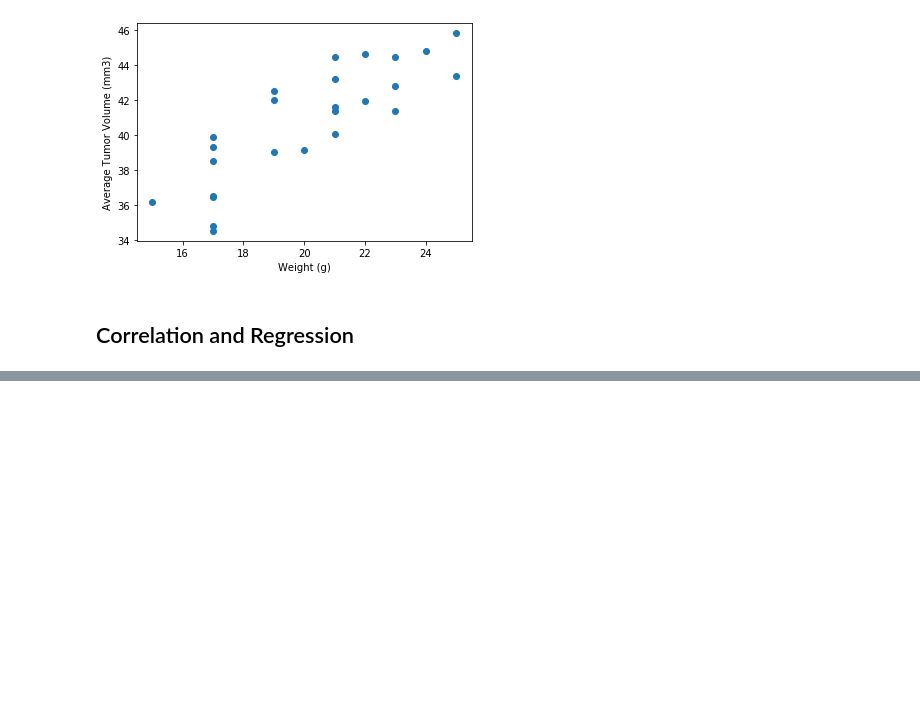
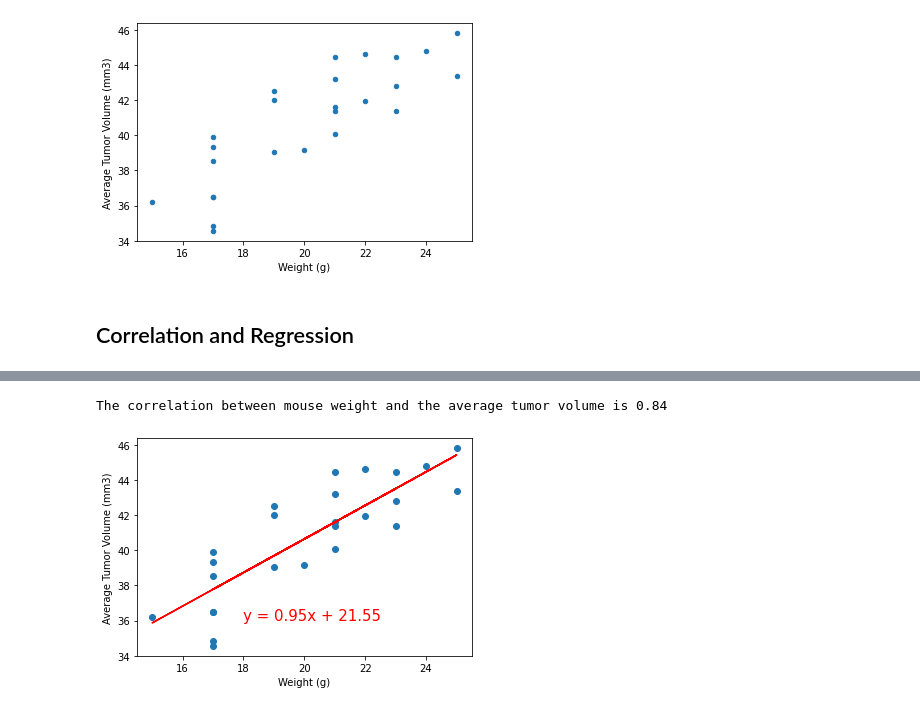
Before and after one commit to itanalytics/matplotlib-challenge, a Jupyter notebook: pymaceuticals_starter.ipynb, the cells around one changed output, grey strips where cells are left out. Drawn from its saved outputs; the diff is of its cells as text; code cells hidden in the pictures; blank space fills up the shorter version.

```diff
--- a/pymaceuticals_starter.ipynb
+++ b/pymaceuticals_starter.ipynb
@@ -259,3 +261,6 @@ plt.show()
 # %%
 # Generate a scatter plot of average tumor volume vs. mouse weight for the Capomulin regimen
+capomulin_regimen = mouse_study_clean.loc[mouse_study_clean['Drug Regimen']=='Capomulin']
+capomulin_grouped = capomulin_regimen.groupby(['Mouse ID']).mean()[['Tumor Volume (mm3)', 'Weight (g)']]
+capomulin_grouped.plot(kind='scatter', x= 'Weight (g)', y='Tumor Volume (mm3)', ylabel= 'Average Tumor Volume (mm3)')
 # %% [output]
@@ -270,0 +271,18 @@ The correlation between mouse weight and the average tumor volume is 0.84
+# %%
+# Calculate the correlation coefficient and linear regression model
+# for mouse weight and average tumor volume for the Capomulin regimen
+x_values = capomulin_grouped['Weight (g)']
+y_values = capomulin_grouped['Tumor Volume (mm3)']
+(slope, intercept, rvalue, pvalue, stderr) = st.linregress(x_values, y_values)
+regress_values = x_values * slope + intercept
+line_eq = "y = " + str(round(slope,2)) + "x + " + str(round(intercept,2))
+print (f'The correlation between mouse weight and the average tumor volume is {round(rvalue,2)}')
+plt.scatter(x_values,y_values)
+plt.plot(x_values,regress_values,"r-")
+plt.annotate(line_eq,(18,36),fontsize=15,color="red")
+plt.xlabel('Weight (g)')
+plt.ylabel('Average Tumor Volume (mm3)')
+plt.show()
+# %% [output]
+The correlation between mouse weight and the average tumor volume is 0.84
+[figure, added]
```
Also changed, not shown: parts of 4 cells of this notebook.
